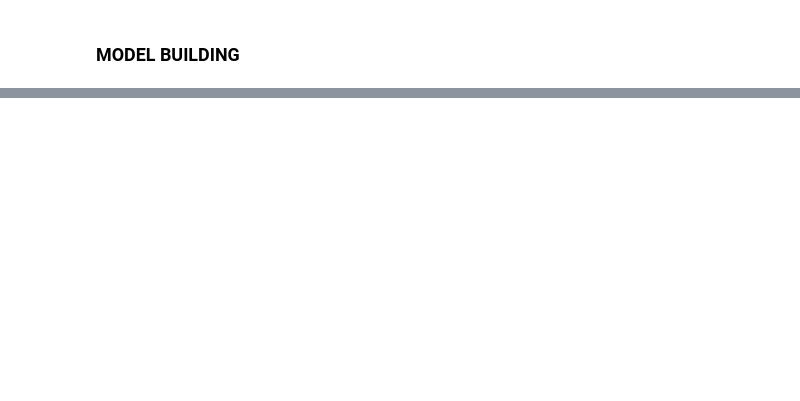
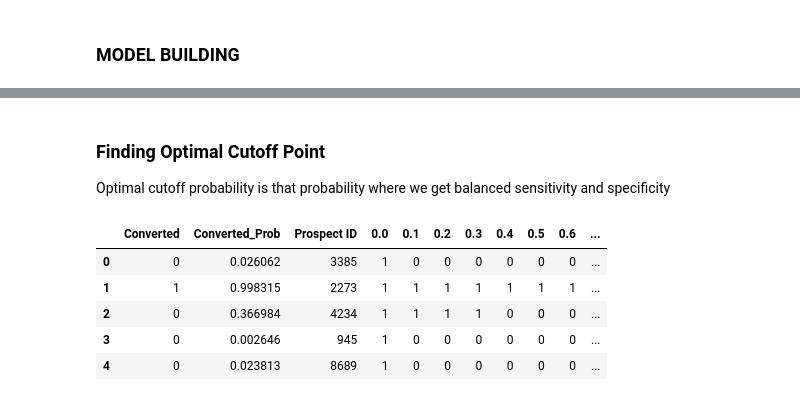
Before and after one commit to AkankshaDwivedi/lead-scoring-assignment, a Jupyter notebook: Lead_Scoring_Assignment_Akanksha.ipynb, the cells around one changed output, grey strips where cells are left out. Cells and saved outputs as stored; diff of their text form; code cells hidden in the pictures; blank space fills up the shorter version.

```diff
--- a/Lead_Scoring_Assignment_Akanksha.ipynb
+++ b/Lead_Scoring_Assignment_Akanksha.ipynb
@@ -1456,0 +1712,5 @@ From the heatmap wr can see that:
+# %%
+# Calculating predicted values of 'y_train':-
+
+y_train_pred = reg.predict(X_train_sm)
+y_train_pred[:10]
@@ -1456,0 +1729,5 @@ From the heatmap wr can see that:
+# %%
+# Reshaping :-
+
+y_train_pred = y_train_pred.values.reshape(-1)
+y_train_pred[:10]
@@ -1456,0 +1759,16 @@ From the heatmap wr can see that:
+# %% [markdown]
+### Finding Optimal Cutoff Point
+Optimal cutoff probability is that probability where we get balanced sensitivity and specificity
+# %%
+# Let's create columns with different probability cutoffs :-
+num = [float(x)/10 for x in range(10)]
+for i in num:
+    y_train_pred_final[i]= y_train_pred_final.Converted_Prob.map(lambda x: 1 if x > i else 0)
+y_train_pred_final.head()
+# %% [output]
+|  | Converted | Converted_Prob | Prospect ID | 0.0 | 0.1 | 0.2 | 0.3 | 0.4 | 0.5 | 0.6 | ... |
+| 0 | 0 | 0.026062 | 3385 | 1 | 0 | 0 | 0 | 0 | 0 | 0 | ... |
+| 1 | 1 | 0.998315 | 2273 | 1 | 1 | 1 | 1 | 1 | 1 | 1 | ... |
+| 2 | 0 | 0.366984 | 4234 | 1 | 1 | 1 | 1 | 0 | 0 | 0 | ... |
+| 3 | 0 | 0.002646 | 945 | 1 | 0 | 0 | 0 | 0 | 0 | 0 | ... |
+| 4 | 0 | 0.023813 | 8689 | 1 | 0 | 0 | 0 | 0 | 0 | 0 | ... |
```
Also changed, not shown: parts of 33 cells of this notebook.
